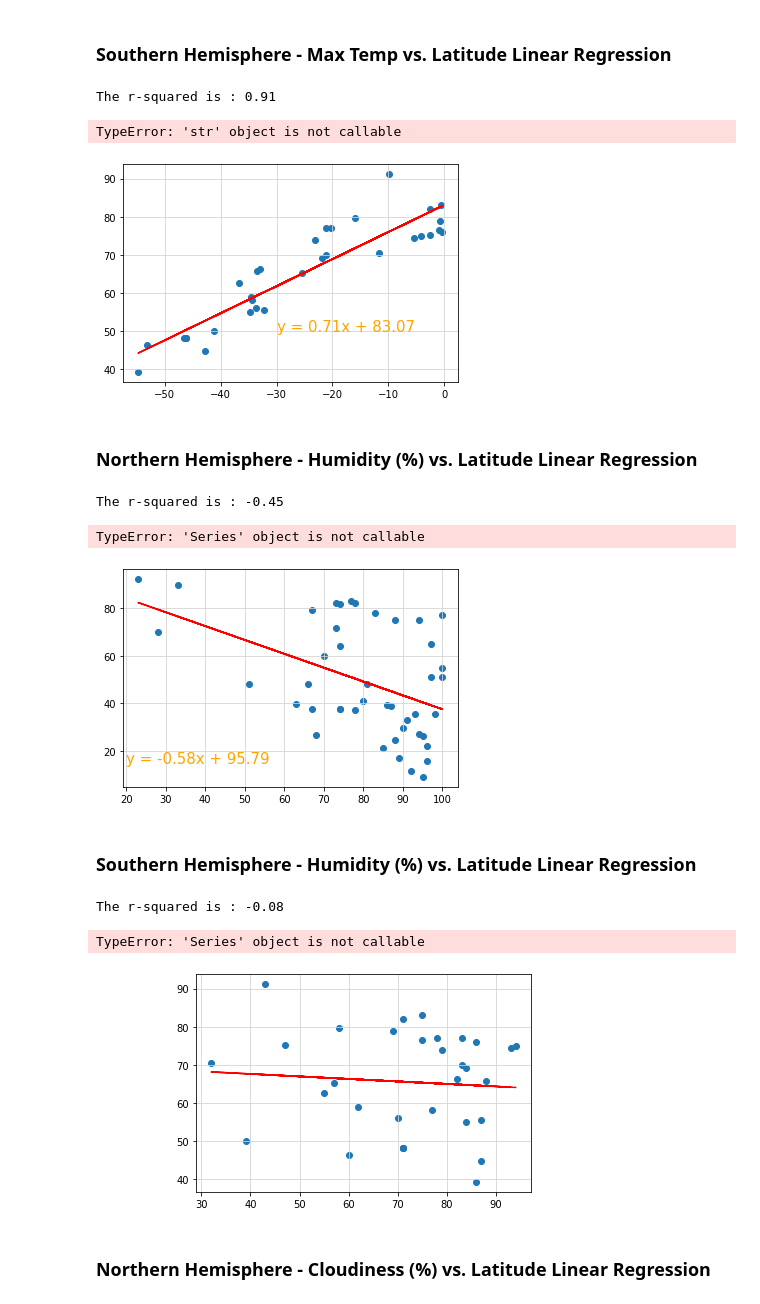
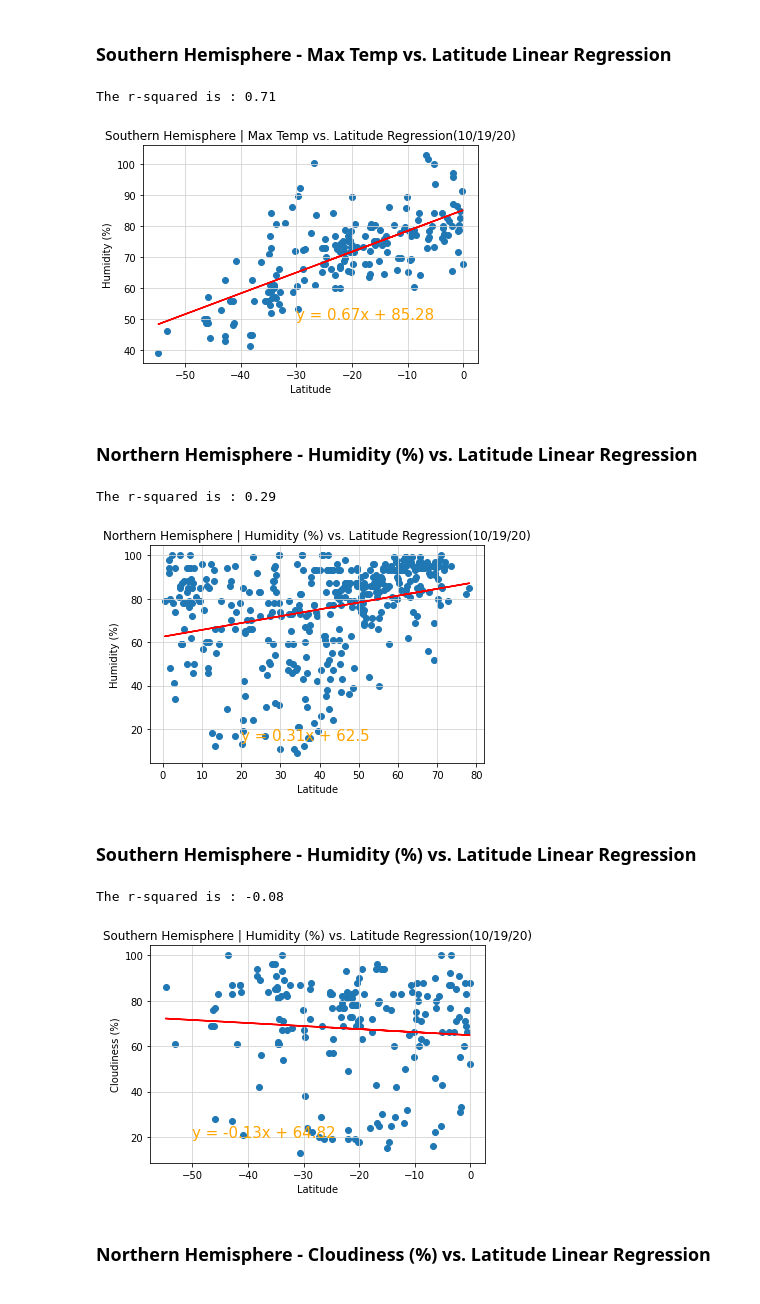
Before and after one commit to timsamson/Python_API_Challange, a Jupyter notebook: Files/WeatherPy.ipynb, the cells around one changed output. Cells and saved outputs as stored; diff of their text form; code cells hidden in the pictures.

```diff
--- a/Files/WeatherPy.ipynb
+++ b/Files/WeatherPy.ipynb
@@ -35,12 +35,12 @@ lat_lngs = []
 cities = []
 
 # Create a set of random lat and lng combinations
-#lats = np.random.uniform(lat_range[0], lat_range[1], size=1500)
-#lngs = np.random.uniform(lng_range[0], lng_range[1], size=1500)
+lats = np.random.uniform(lat_range[0], lat_range[1], size=1500)
+lngs = np.random.uniform(lng_range[0], lng_range[1], size=1500)
 
-#Sample Set
-lats = np.random.uniform(lat_range[0], lat_range[1], size=100)
-lngs = np.random.uniform(lng_range[0], lng_range[1], size=100)
+#Sample Set for testing code
+#lats = np.random.uniform(lat_range[0], lat_range[1], size=100)
+#lngs = np.random.uniform(lng_range[0], lng_range[1], size=100)
 
 lat_lngs = zip(lats, lngs)
 
@@ -280,52 +276,49 @@ equation = linear_regression(south_hem["Latitude"],south_hem["Max Temp"])
 annotate(equation, -30, 50)
 
 #title and labels
-plt.title=(f"Southern Hemisphere | Max Temp vs. Latitude Regression ({datetime.datetime.now().strftime("%D")})")
+plt.title(f'Southern Hemisphere | Max Temp vs. Latitude Regression({datetime.datetime.now().strftime("%D")})')
 plt.xlabel("Latitude")
 plt.ylabel("Humidity (%)")
 
 # Save the figure
 plt.savefig(f"Images/Southern Hemisphere | Max Temp vs. Latitude Regression.png")
 # %% [output]
-The r-squared is : 0.91
+The r-squared is : 0.71
-TypeError: 'str' object is not callable
-[figure, old version]
+[figure, new version]
 # %% [markdown]
 ###  Northern Hemisphere - Humidity (%) vs. Latitude Linear Regression
 # %%
 #use functions
-equation = linear_regression(north_hem["Humidity"],north_hem["Max Temp"])
+equation = linear_regression(north_hem["Latitude"],north_hem["Humidity"])
 annotate(equation, 20, 15)
 
 #title and labels
-plt.title=(f"Northern Hemisphere | Humidity (%) vs. Latitude Regression ({datetime.datetime.now().strftime("%D")})")
+plt.title(f'Northern Hemisphere | Humidity (%) vs. Latitude Regression({datetime.datetime.now().strftime("%D")})')
 plt.xlabel("Latitude")
 plt.ylabel("Humidity (%)")
 
 # Save the figure
 plt.savefig(f"Images/Northern Hemisphere | Humidity (%) vs. Latitude Regression.png")
 # %% [output]
-The r-squared is : -0.45
+The r-squared is : 0.29
-TypeError: 'Series' object is not callable
-[figure, old version]
+[figure, new version]
 # %% [markdown]
 ###  Southern Hemisphere - Humidity (%) vs. Latitude Linear Regression
 # %%
 #use functions
-equation = linear_regression(south_hem["Humidity"],south_hem["Max Temp"])
-annotate(equation, 10, 50)
+equation = linear_regression(south_hem["Latitude"],south_hem["Humidity"])
+annotate(equation, -50, 20)
 
 #title and labels
-plt.title=(f"Southern Hemisphere | Humidity (%) vs. Latitude Regression ({datetime.datetime.now().strftime("%D")})")
+plt.title(f'Southern Hemisphere | Humidity (%) vs. Latitude Regression({datetime.datetime.now().strftime("%D")})')
 plt.xlabel("Latitude")
 plt.ylabel("Cloudiness (%)")
 
 # Save the figure
 plt.savefig(f"Images/Southern Hemisphere | Humidity (%) vs. Latitude Regression.png")
 # %% [output]
 The r-squared is : -0.08
-TypeError: 'Series' object is not callable
-[figure, old version]
+[figure, new version]
 # %% [markdown]
 ###  Northern Hemisphere - Cloudiness (%) vs. Latitude Linear Regression
 # %%
```
Also changed, not shown: parts of 13 cells of this notebook, 21 other files.
